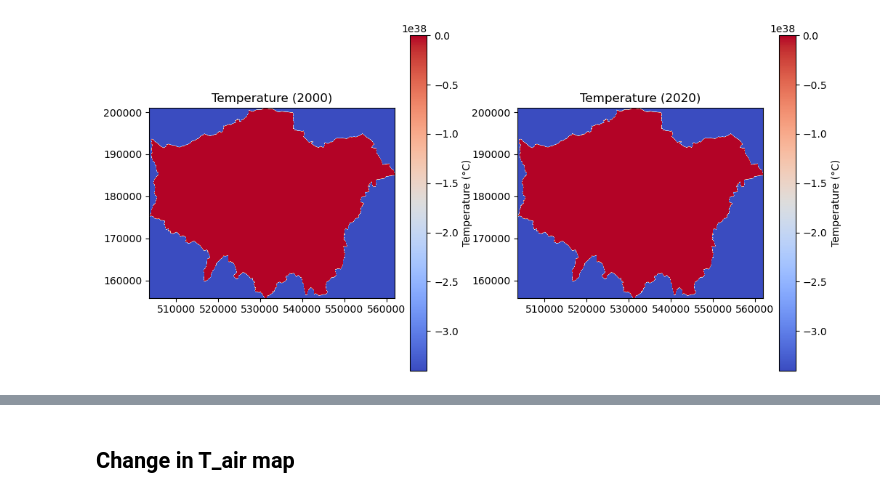
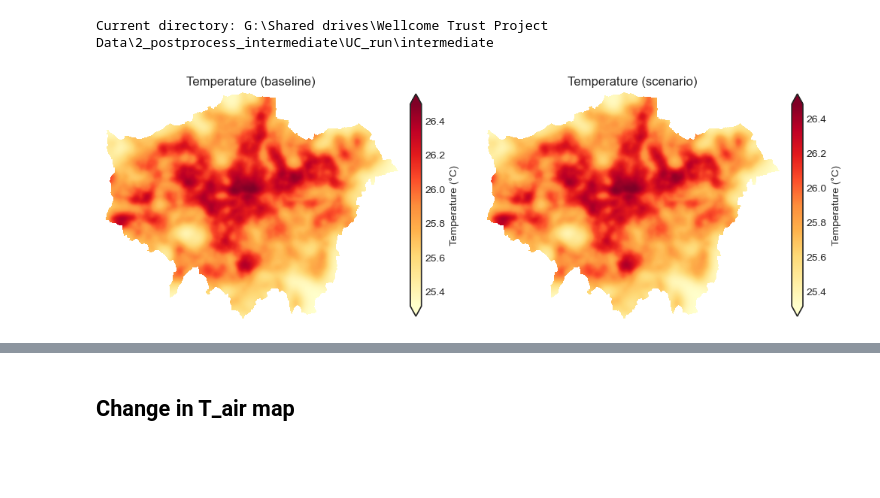
Before and after one commit to natcap/urban-cooling-health, a Jupyter notebook: scripts/invest_result_analysis.ipynb, the cells around one changed output, grey strips where cells are left out. Saved outputs shown, nothing was run; the diff lists cells and outputs as text; code cells hidden in the pictures; blank space fills up the shorter version.

```diff
--- a/scripts/invest_result_analysis.ipynb
+++ b/scripts/invest_result_analysis.ipynb
@@ -3,45 +3,78 @@ import os
 import rasterio
 import geopandas as gpd
 import numpy as np
-import matplotlib.pyplot as plt
 import seaborn as sns
 from rasterio.plot import show
 from rasterstats import zonal_stats
 from rasterio.transform import Affine
+
+import matplotlib.pyplot as plt
 
 # Set the working directory
 wd = r"G:\Shared drives\Wellcome Trust Project Data\2_postprocess_intermediate\UC_run\intermediate"
 wd_shp = r"G:\Shared drives\Wellcome Trust Project Data\1_preprocess\UrbanCoolingModel"
 figures_dir = r"G:\Shared drives\Wellcome Trust Project Data\3_final"
 os.chdir(wd)
+
+# Using os.getcwd()
+current_directory_os = os.getcwd()
+print(f"Current directory: {current_directory_os}")
+
+admin_shapefile = os.path.join(wd_shp, "London_Borough_aoi.shp")  # Administrative boundary (e.g., census tracts)
+# Load administrative boundaries
+gdf = gpd.read_file(admin_shapefile)
+# %% [output]
+Current directory: G:\Shared drives\Wellcome Trust Project Data\2_postprocess_intermediate\UC_run\intermediate
 # %%
+# data version
+v = 'v5'
+
+
+import seaborn as sns
+sns.set_style("white")  # 'whitegrid', 'darkgrid', etc. also available
+
 
 # --- Step 1: Define File Paths ---
-temp1_path = "T_air_v4_baseline_july.tif"  # First temperature raster (older year)
-temp2_path = "T_air_v4_scenario_july.tif"  # Second temperature raster (newer year)
+temp1_path = "T_air_v5_baseline_july_work.tif"  # First temperature raster (older year)
+temp2_path = "T_air_v5_scenario_july_work.tif"  # Second temperature raster (newer year)
 # Define output file path
-temp_change_output_path = "T_air_v4_change.tif"
-admin_shapefile = os.path.join(wd_shp, "London_Borough_aoi.shp")  # Administrative boundary (e.g., census tracts)
+temp_change_output_path = "T_air_v5_change.tif"
+
 
 # --- Step 2: Load and Visualize the Two Temperature Maps ---
 fig, axes = plt.subplots(1, 2, figsize=(12, 6))
 with rasterio.open(temp1_path) as src1, rasterio.open(temp2_path) as src2:
+
+    # The value -3.402823e+38 in a raster is a common placeholder for "no data" or missing values,
+    #  especially in float32 rasters (it's the minimum float32 value)
+    nodata = src1.nodata  # should return -3.402823e+38
     temp1 = src1.read(1)  # Read first band
     temp2 = src2.read(1)
+
+    temp1 = np.where(temp1 == nodata, np.nan, temp1)
+    temp2 = np.where(temp2 == nodata, np.nan, temp2)
+
     extent = [src1.bounds.left, src1.bounds.right, src1.bounds.bottom, src1.bounds.top]
     transform = src1.transform  # Get affine transformation
     temp_meta = src1.meta.copy()  # Copy metadata
 
     # Plot the first temperature map
-    im1 = axes[0].imshow(temp1, cmap="coolwarm", extent=extent, origin="upper")
-    axes[0].set_title("Temperature (2000)")
-    plt.colorbar(im1, ax=axes[0], label="Temperature (°C)")
+    im1 = axes[0].imshow(temp1, cmap="YlOrRd", extent=extent, origin="upper")
+    axes[0].set_title("Temperature (baseline)")
+    axes[0].set_axis_off()  # Removes ticks, labels, and frame
+    plt.colorbar(im1, ax=axes[0], label="Temperature (°C)", extend = 'both', fraction=0.035, pad=0.04)
 
     # Plot the second temperature map
-    im2 = axes[1].imshow(temp2, cmap="coolwarm", extent=extent, origin="upper")
-    axes[1].set_title("Temperature (2020)")
-    plt.colorbar(im2, ax=axes[1], label="Temperature (°C)")
+    im2 = axes[1].imshow(temp2, cmap="YlOrRd", extent=extent, origin="upper")
+    axes[1].set_title("Temperature (scenario)")
+    axes[1].set_axis_off()
+    plt.colorbar(im2, ax=axes[1], label="Temperature (°C)", extend = 'both', fraction=0.035, pad=0.04)
+
+# Save the figure
+f = "temperature_2_scenarios_" + v + ".png"
+output_plot_path = os.path.join(figures_dir, f)
+plt.savefig(output_plot_path, dpi=300, bbox_inches="tight", transparent=True)
 
 plt.show()
 # %% [output]
-[figure, old version]
+[figure, new version]
```
Also changed, not shown: parts of 8 cells of this notebook.
